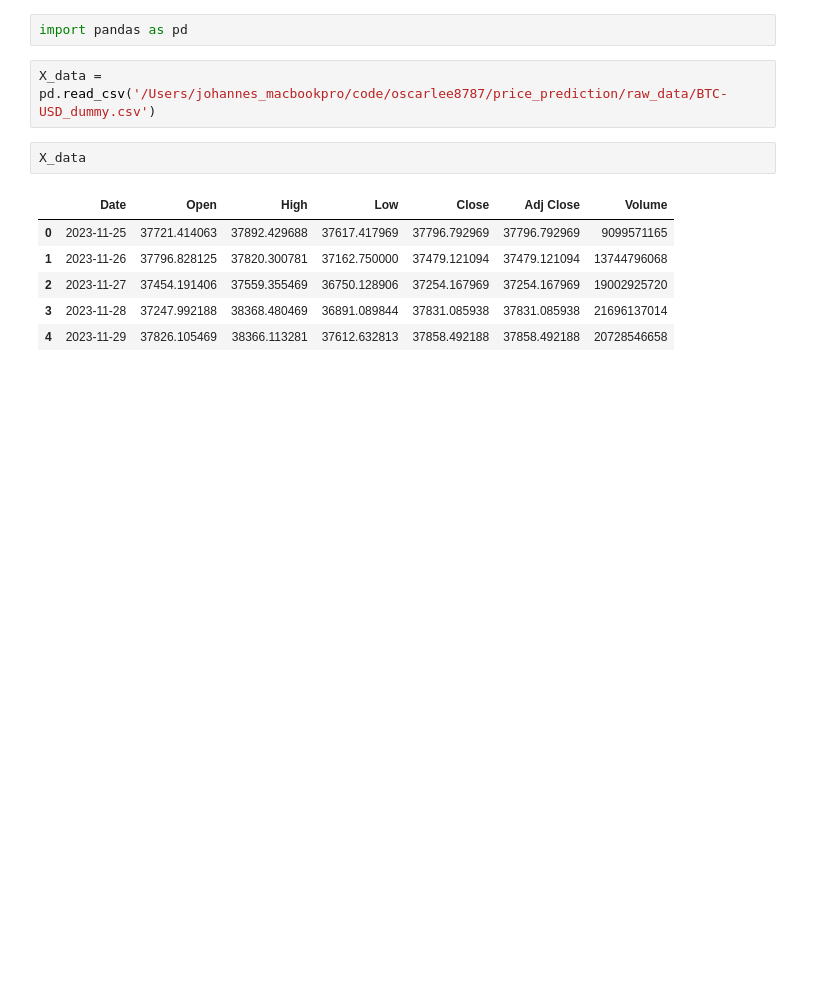
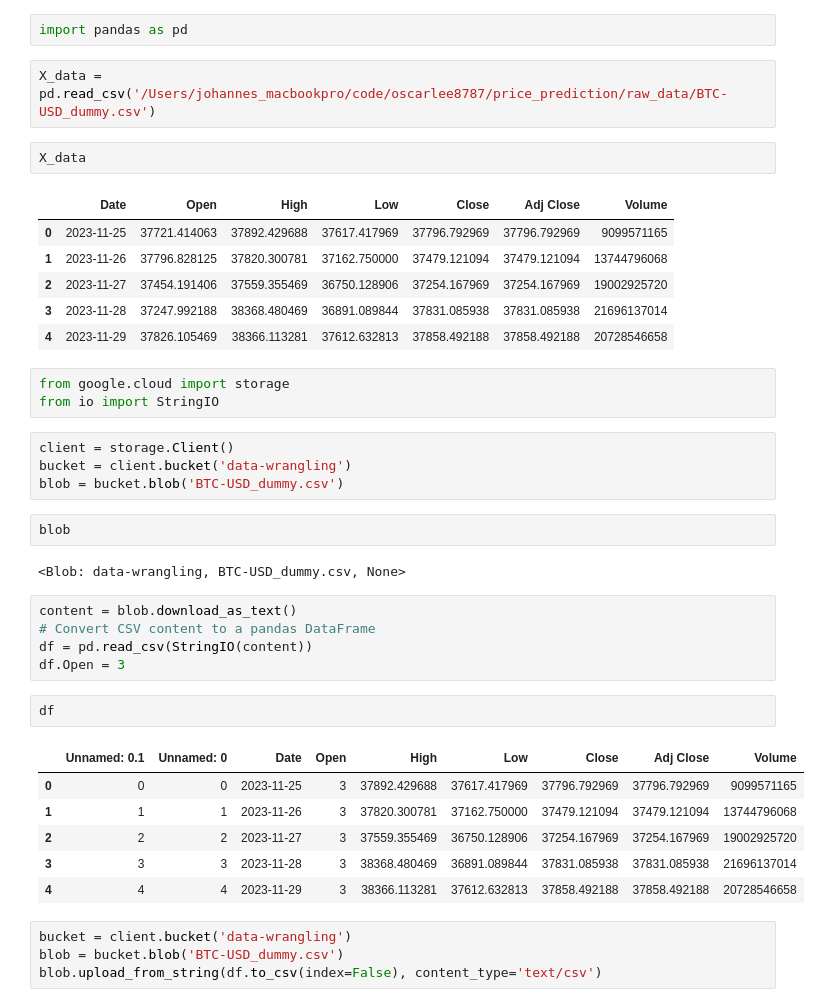
Before and after one commit to oscarlee8787/price_prediction, a Jupyter notebook: notebooks/Anomalies.ipynb, the cells around one changed output. Saved outputs shown, nothing was run; the diff lists cells and outputs as text; blank space fills up the shorter version.

```diff
--- a/notebooks/Anomalies.ipynb
+++ b/notebooks/Anomalies.ipynb
@@ -132,3 +134,32 @@ X_data
 | 2 | 2023-11-27 | 37454.191406 | 37559.355469 | 36750.128906 | 37254.167969 | 37254.167969 | 19002925720 |
 | 3 | 2023-11-28 | 37247.992188 | 38368.480469 | 36891.089844 | 37831.085938 | 37831.085938 | 21696137014 |
 | 4 | 2023-11-29 | 37826.105469 | 38366.113281 | 37612.632813 | 37858.492188 | 37858.492188 | 20728546658 |
+# %%
+from google.cloud import storage
+from io import StringIO
+# %%
+client = storage.Client()
+bucket = client.bucket('data-wrangling')
+blob = bucket.blob('BTC-USD_dummy.csv')
+# %%
+blob
+# %% [output]
+<Blob: data-wrangling, BTC-USD_dummy.csv, None>
+# %%
+content = blob.download_as_text()
+# Convert CSV content to a pandas DataFrame
+df = pd.read_csv(StringIO(content))
+df.Open = 3
+# %%
+df
+# %% [output]
+|  | Unnamed: 0.1 | Unnamed: 0 | Date | Open | High | Low | Close | Adj Close | Volume |
+| 0 | 0 | 0 | 2023-11-25 | 3 | 37892.429688 | 37617.417969 | 37796.792969 | 37796.792969 | 9099571165 |
+| 1 | 1 | 1 | 2023-11-26 | 3 | 37820.300781 | 37162.750000 | 37479.121094 | 37479.121094 | 13744796068 |
+| 2 | 2 | 2 | 2023-11-27 | 3 | 37559.355469 | 36750.128906 | 37254.167969 | 37254.167969 | 19002925720 |
+| 3 | 3 | 3 | 2023-11-28 | 3 | 38368.480469 | 36891.089844 | 37831.085938 | 37831.085938 | 21696137014 |
+| 4 | 4 | 4 | 2023-11-29 | 3 | 38366.113281 | 37612.632813 | 37858.492188 | 37858.492188 | 20728546658 |
+# %%
+bucket = client.bucket('data-wrangling')
+blob = bucket.blob('BTC-USD_dummy.csv')
+blob.upload_from_string(df.to_csv(index=False), content_type='text/csv')
```
Also changed, not shown: parts of 1 cell of this notebook, 2 other files.
